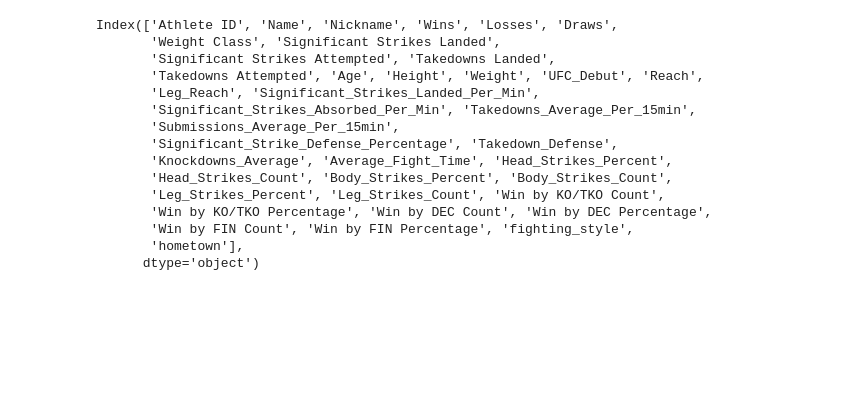
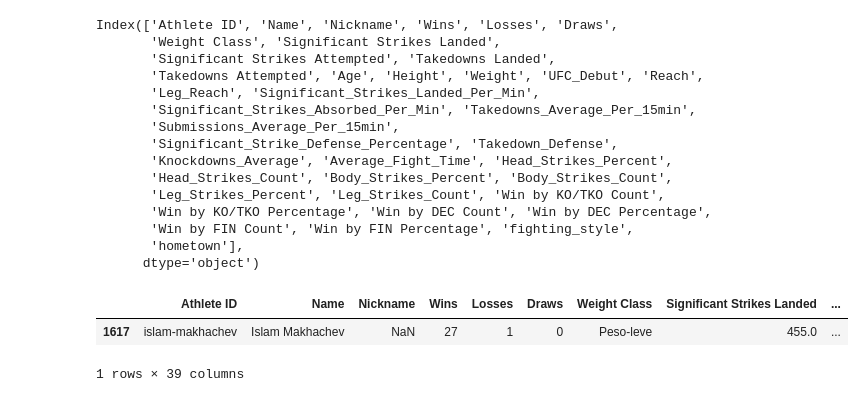
Before and after one commit to Gabriel141213/mma-stats, a Jupyter notebook: ufc_scraping.ipynb, the cells around one changed output. Cells and saved outputs as stored; diff of their text form; code cells hidden in the pictures; blank space fills up the shorter version.

```diff
--- a/ufc_scraping.ipynb
+++ b/ufc_scraping.ipynb
@@ -820,3 +820,9 @@ Index(['Athlete ID', 'Name', 'Nickname', 'Wins', 'Losses', 'Draws',
        'Win by FIN Count', 'Win by FIN Percentage', 'fighting_style',
        'hometown'],
       dtype='object')
+# %%
+df[df["Athlete ID"] == "islam-makhachev"]
+# %% [output]
+|  | Athlete ID | Name | Nickname | Wins | Losses | Draws | Weight Class | Significant Strikes Landed | ... |
+| 1617 | islam-makhachev | Islam Makhachev | NaN | 27 | 1 | 0 | Peso-leve | 455.0 | ... |
+1 rows × 39 columns
```
Also changed, not shown: 49 other files.
